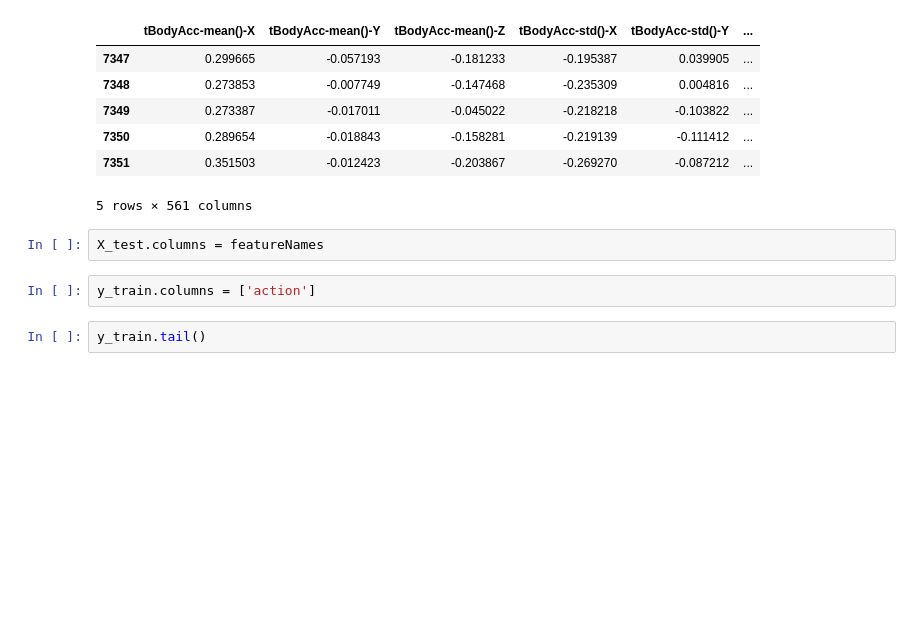
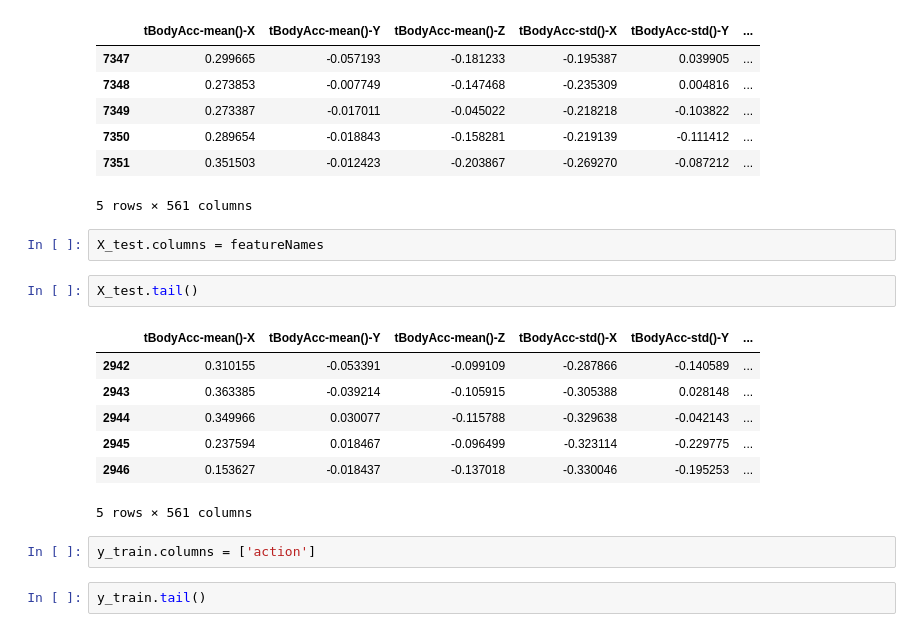
Before and after one commit to riversoso/bigdata-analysis-2024, a Jupyter notebook: day12/da27_결정트리_분석.ipynb, the cells around one changed output. Drawn from its saved outputs; the diff is of its cells as text; blank space fills up the shorter version.

```diff
--- a/day12/da27_결정트리_분석.ipynb
+++ b/day12/da27_결정트리_분석.ipynb
@@ -74,6 +91,16 @@ X_train.tail()
 5 rows × 561 columns
 # %%
 X_test.columns = featureNames
+# %%
+X_test.tail()
+# %% [output]
+|  | tBodyAcc-mean()-X | tBodyAcc-mean()-Y | tBodyAcc-mean()-Z | tBodyAcc-std()-X | tBodyAcc-std()-Y | ... |
+| 2942 | 0.310155 | -0.053391 | -0.099109 | -0.287866 | -0.140589 | ... |
+| 2943 | 0.363385 | -0.039214 | -0.105915 | -0.305388 | 0.028148 | ... |
+| 2944 | 0.349966 | 0.030077 | -0.115788 | -0.329638 | -0.042143 | ... |
+| 2945 | 0.237594 | 0.018467 | -0.096499 | -0.323114 | -0.229775 | ... |
+| 2946 | 0.153627 | -0.018437 | -0.137018 | -0.330046 | -0.195253 | ... |
+5 rows × 561 columns
 # %%
 y_train.columns = ['action']
 # %%
```
Also changed, not shown: parts of 38 cells of this notebook, 36 other files.
